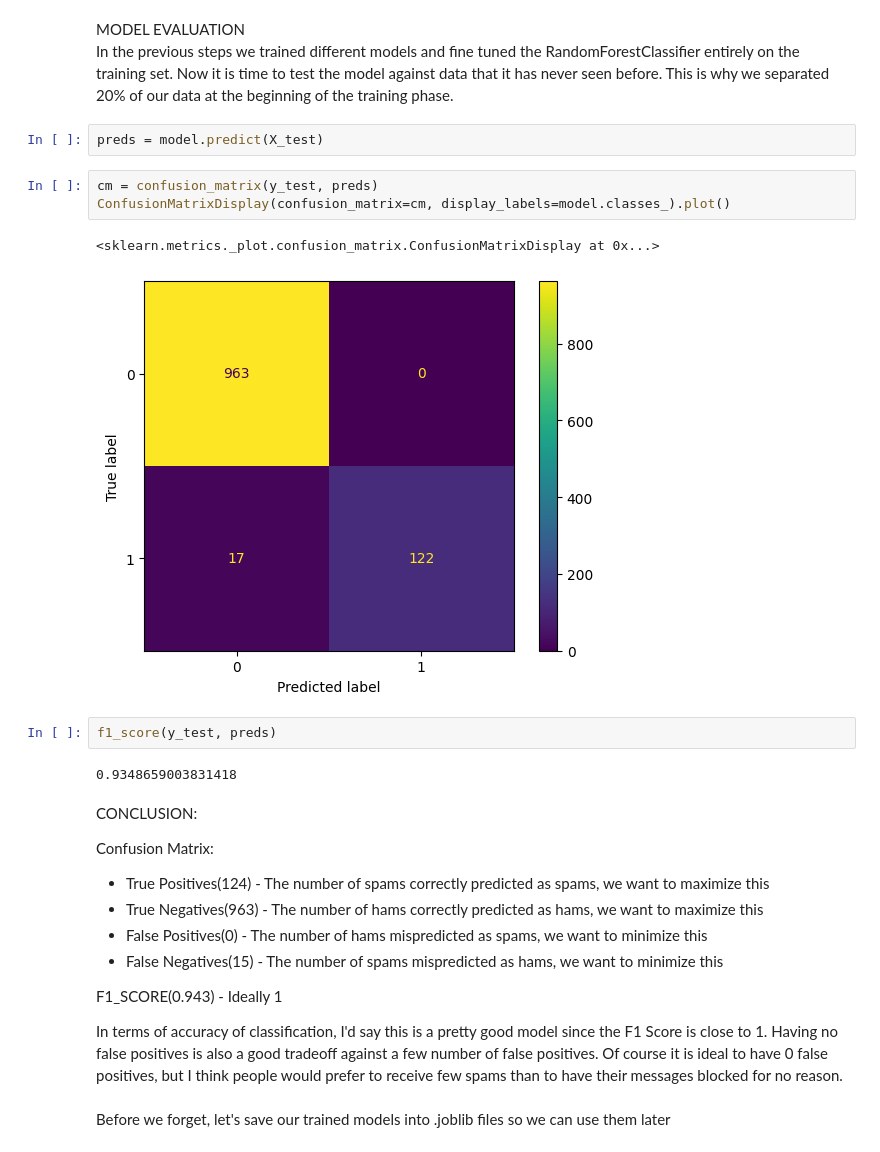
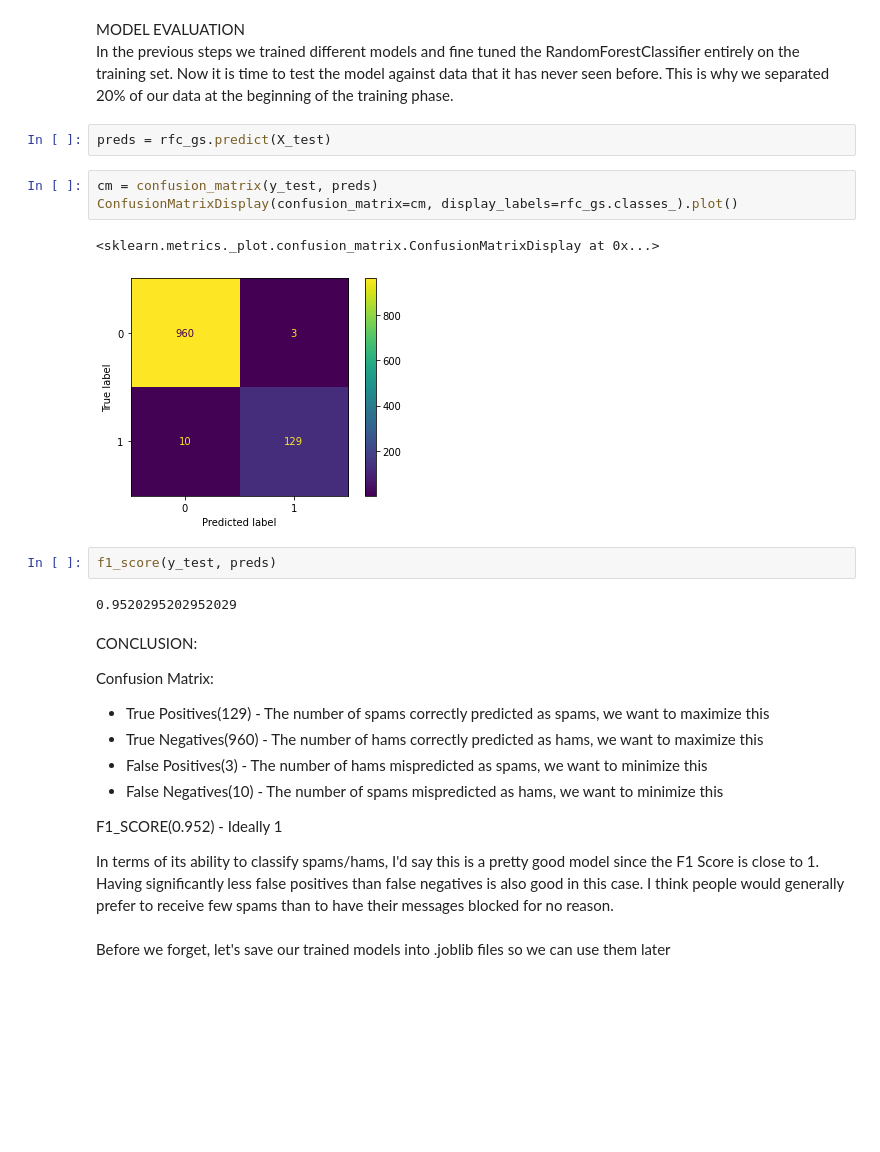
Before and after one commit to carlonngo/sms-spam-classification, a Jupyter notebook: notebook/solution.ipynb, the cells around one changed output. Drawn from its saved outputs; the diff is of its cells as text; blank space fills up the shorter version.

```diff
--- a/notebook/solution.ipynb
+++ b/notebook/solution.ipynb
@@ -290,29 +286,29 @@ Fitting 5 folds for each of 25 candidates, totalling 125 fits
 MODEL EVALUATION\
 In the previous steps we trained different models and fine tuned the RandomForestClassifier entirely on the training set. Now it is time to test the model against data that it has never seen before. This is why we separated 20% of our data at the beginning of the training phase.
 # %%
-preds = model.predict(X_test)
+preds = rfc_gs.predict(X_test)
 # %%
 cm = confusion_matrix(y_test, preds)
-ConfusionMatrixDisplay(confusion_matrix=cm, display_labels=model.classes_).plot()
+ConfusionMatrixDisplay(confusion_matrix=cm, display_labels=rfc_gs.classes_).plot()
 # %% [output]
 <sklearn.metrics._plot.confusion_matrix.ConfusionMatrixDisplay at 0x...>
-[figure, old version]
+[figure, new version]
 # %%
 f1_score(y_test, preds)
 # %% [output]
-0.9348659003831418
+0.9520295202952029
 # %% [markdown]
 CONCLUSION:
 
 Confusion Matrix:
-* True Positives(124) - The number of spams correctly predicted as spams, we want to maximize this
-* True Negatives(963) - The number of hams correctly predicted as hams, we want to maximize this
-* False Positives(0)  - The number of hams mispredicted as spams, we want to minimize this
-* False Negatives(15) - The number of spams mispredicted as hams, we want to minimize this
+* True Positives(129) - The number of spams correctly predicted as spams, we want to maximize this
+* True Negatives(960) - The number of hams correctly predicted as hams, we want to maximize this
+* False Positives(3)  - The number of hams mispredicted as spams, we want to minimize this
+* False Negatives(10) - The number of spams mispredicted as hams, we want to minimize this
 
-F1_SCORE(0.943) - Ideally 1
+F1_SCORE(0.952) - Ideally 1
 
-In terms of accuracy of classification, I'd say this is a pretty good model since the F1 Score is close to 1. Having no false positives is also a good tradeoff against a few number of false positives. Of course it is ideal to have 0 false positives, but I think people would prefer to receive few spams than to have their messages blocked for no reason.
+In terms of its ability to classify spams/hams, I'd say this is a pretty good model since the F1 Score is close to 1. Having significantly less false positives than false negatives is also good in this case. I think people would generally prefer to receive few spams than to have their messages blocked for no reason.
 # %% [markdown]
 Before we forget, let's save our trained models into .joblib files so we can use them later
 # %%
```
Also changed, not shown: parts of 6 cells of this notebook, 3 other files.
